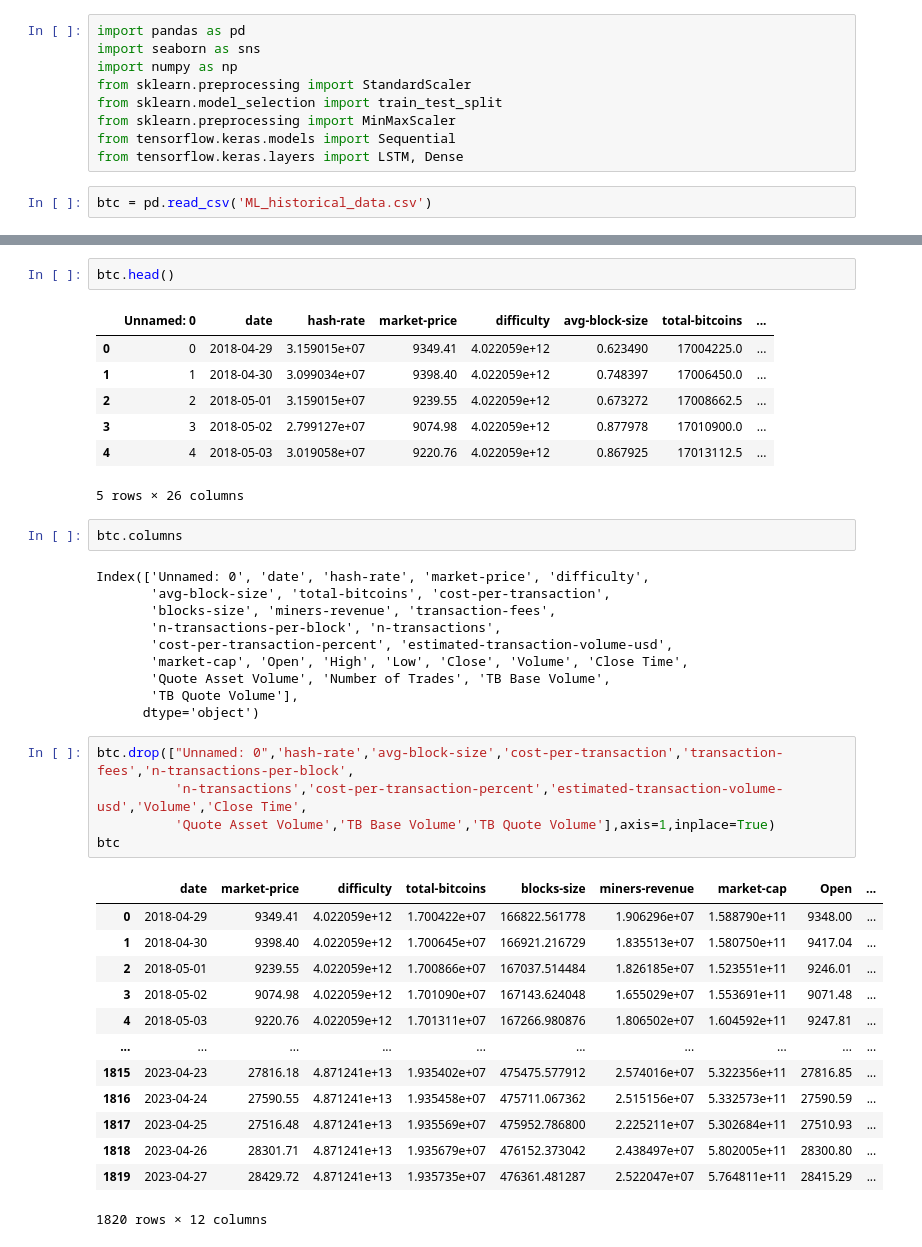
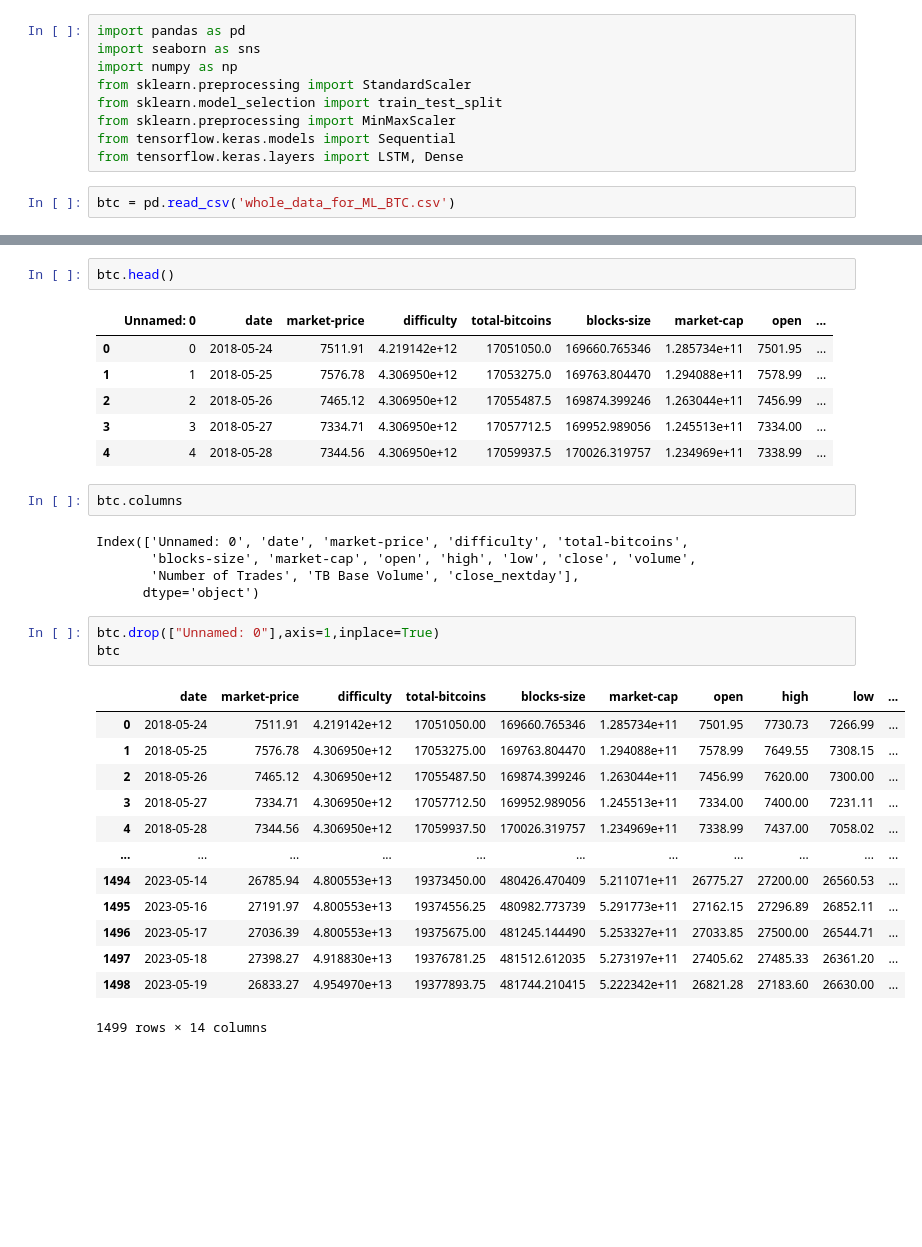
Before and after one commit to natalieQoursha/GraduationProject, a Jupyter notebook: LSTM_new.ipynb, the cells around one changed output, grey strips where cells are left out. Saved outputs shown, nothing was run; the diff lists cells and outputs as text; blank space fills up the shorter version.

```diff
--- a/LSTM_new.ipynb
+++ b/LSTM_new.ipynb
@@ -8,7 +8,7 @@ from sklearn.preprocessing import MinMaxScaler
 from tensorflow.keras.models import Sequential
 from tensorflow.keras.layers import LSTM, Dense
 # %%
-btc = pd.read_csv('ML_historical_data.csv')
+btc = pd.read_csv('whole_data_for_ML_BTC.csv')
 # %%
 btc.info()
 # %% [output]
@@ -32,42 +32,34 @@ memory usage: 369.8+ KB
 # %%
 btc.head()
 # %% [output]
-|  | Unnamed: 0 | date | hash-rate | market-price | difficulty | avg-block-size | total-bitcoins | ... |
-| 0 | 0 | 2018-04-29 | 3.159015e+07 | 9349.41 | 4.022059e+12 | 0.623490 | 17004225.0 | ... |
-| 1 | 1 | 2018-04-30 | 3.099034e+07 | 9398.40 | 4.022059e+12 | 0.748397 | 17006450.0 | ... |
-| 2 | 2 | 2018-05-01 | 3.159015e+07 | 9239.55 | 4.022059e+12 | 0.673272 | 17008662.5 | ... |
-| 3 | 3 | 2018-05-02 | 2.799127e+07 | 9074.98 | 4.022059e+12 | 0.877978 | 17010900.0 | ... |
-| 4 | 4 | 2018-05-03 | 3.019058e+07 | 9220.76 | 4.022059e+12 | 0.867925 | 17013112.5 | ... |
+|  | Unnamed: 0 | date | market-price | difficulty | total-bitcoins | blocks-size | market-cap | open | ... |
+| 0 | 0 | 2018-05-24 | 7511.91 | 4.219142e+12 | 17051050.0 | 169660.765346 | 1.285734e+11 | 7501.95 | ... |
+| 1 | 1 | 2018-05-25 | 7576.78 | 4.306950e+12 | 17053275.0 | 169763.804470 | 1.294088e+11 | 7578.99 | ... |
+| 2 | 2 | 2018-05-26 | 7465.12 | 4.306950e+12 | 17055487.5 | 169874.399246 | 1.263044e+11 | 7456.99 | ... |
+| 3 | 3 | 2018-05-27 | 7334.71 | 4.306950e+12 | 17057712.5 | 169952.989056 | 1.245513e+11 | 7334.00 | ... |
+| 4 | 4 | 2018-05-28 | 7344.56 | 4.306950e+12 | 17059937.5 | 170026.319757 | 1.234969e+11 | 7338.99 | ... |
-5 rows × 26 columns
 # %%
 btc.columns
 # %% [output]
-Index(['Unnamed: 0', 'date', 'hash-rate', 'market-price', 'difficulty',
-       'avg-block-size', 'total-bitcoins', 'cost-per-transaction',
-       'blocks-size', 'miners-revenue', 'transaction-fees',
-       'n-transactions-per-block', 'n-transactions',
-       'cost-per-transaction-percent', 'estimated-transaction-volume-usd',
-       'market-cap', 'Open', 'High', 'Low', 'Close', 'Volume', 'Close Time',
-       'Quote Asset Volume', 'Number of Trades', 'TB Base Volume',
-       'TB Quote Volume'],
+Index(['Unnamed: 0', 'date', 'market-price', 'difficulty', 'total-bitcoins',
+       'blocks-size', 'market-cap', 'open', 'high', 'low', 'close', 'volume',
+       'Number of Trades', 'TB Base Volume', 'close_nextday'],
       dtype='object')
 # %%
-btc.drop(["Unnamed: 0",'hash-rate','avg-block-size','cost-per-transaction','transaction-fees','n-transactions-per-block',
-          'n-transactions','cost-per-transaction-percent','estimated-transaction-volume-usd','Volume','Close Time',
-          'Quote Asset Volume','TB Base Volume','TB Quote Volume'],axis=1,inplace=True)
+btc.drop(["Unnamed: 0"],axis=1,inplace=True)
 btc
 # %% [output]
-|  | date | market-price | difficulty | total-bitcoins | blocks-size | miners-revenue | market-cap | Open | ... |
-| 0 | 2018-04-29 | 9349.41 | 4.022059e+12 | 1.700422e+07 | 166822.561778 | 1.906296e+07 | 1.588790e+11 | 9348.00 | ... |
-| 1 | 2018-04-30 | 9398.40 | 4.022059e+12 | 1.700645e+07 | 166921.216729 | 1.835513e+07 | 1.580750e+11 | 9417.04 | ... |
-| 2 | 2018-05-01 | 9239.55 | 4.022059e+12 | 1.700866e+07 | 167037.514484 | 1.826185e+07 | 1.523551e+11 | 9246.01 | ... |
-| 3 | 2018-05-02 | 9074.98 | 4.022059e+12 | 1.701090e+07 | 167143.624048 | 1.655029e+07 | 1.553691e+11 | 9071.48 | ... |
-| 4 | 2018-05-03 | 9220.76 | 4.022059e+12 | 1.701311e+07 | 167266.980876 | 1.806502e+07 | 1.604592e+11 | 9247.81 | ... |
-| ... | ... | ... | ... | ... | ... | ... | ... | ... | ... |
-| 1815 | 2023-04-23 | 27816.18 | 4.871241e+13 | 1.935402e+07 | 475475.577912 | 2.574016e+07 | 5.322356e+11 | 27816.85 | ... |
-| 1816 | 2023-04-24 | 27590.55 | 4.871241e+13 | 1.935458e+07 | 475711.067362 | 2.515156e+07 | 5.332573e+11 | 27590.59 | ... |
-| 1817 | 2023-04-25 | 27516.48 | 4.871241e+13 | 1.935569e+07 | 475952.786800 | 2.225211e+07 | 5.302684e+11 | 27510.93 | ... |
-| 1818 | 2023-04-26 | 28301.71 | 4.871241e+13 | 1.935679e+07 | 476152.373042 | 2.438497e+07 | 5.802005e+11 | 28300.80 | ... |
-| 1819 | 2023-04-27 | 28429.72 | 4.871241e+13 | 1.935735e+07 | 476361.481287 | 2.522047e+07 | 5.764811e+11 | 28415.29 | ... |
+|  | date | market-price | difficulty | total-bitcoins | blocks-size | market-cap | open | high | low | ... |
+| 0 | 2018-05-24 | 7511.91 | 4.219142e+12 | 17051050.00 | 169660.765346 | 1.285734e+11 | 7501.95 | 7730.73 | 7266.99 | ... |
+| 1 | 2018-05-25 | 7576.78 | 4.306950e+12 | 17053275.00 | 169763.804470 | 1.294088e+11 | 7578.99 | 7649.55 | 7308.15 | ... |
+| 2 | 2018-05-26 | 7465.12 | 4.306950e+12 | 17055487.50 | 169874.399246 | 1.263044e+11 | 7456.99 | 7620.00 | 7300.00 | ... |
+| 3 | 2018-05-27 | 7334.71 | 4.306950e+12 | 17057712.50 | 169952.989056 | 1.245513e+11 | 7334.00 | 7400.00 | 7231.11 | ... |
+| 4 | 2018-05-28 | 7344.56 | 4.306950e+12 | 17059937.50 | 170026.319757 | 1.234969e+11 | 7338.99 | 7437.00 | 7058.02 | ... |
+| ... | ... | ... | ... | ... | ... | ... | ... | ... | ... | ... |
+| 1494 | 2023-05-14 | 26785.94 | 4.800553e+13 | 19373450.00 | 480426.470409 | 5.211071e+11 | 26775.27 | 27200.00 | 26560.53 | ... |
+| 1495 | 2023-05-16 | 27191.97 | 4.800553e+13 | 19374556.25 | 480982.773739 | 5.291773e+11 | 27162.15 | 27296.89 | 26852.11 | ... |
+| 1496 | 2023-05-17 | 27036.39 | 4.800553e+13 | 19375675.00 | 481245.144490 | 5.253327e+11 | 27033.85 | 27500.00 | 26544.71 | ... |
+| 1497 | 2023-05-18 | 27398.27 | 4.918830e+13 | 19376781.25 | 481512.612035 | 5.273197e+11 | 27405.62 | 27485.33 | 26361.20 | ... |
+| 1498 | 2023-05-19 | 26833.27 | 4.954970e+13 | 19377893.75 | 481744.210415 | 5.222342e+11 | 26821.28 | 27183.60 | 26630.00 | ... |
-1820 rows × 12 columns
+1499 rows × 14 columns
 # %%
```
Also changed, not shown: parts of 40 cells of this notebook, 2 other files.
